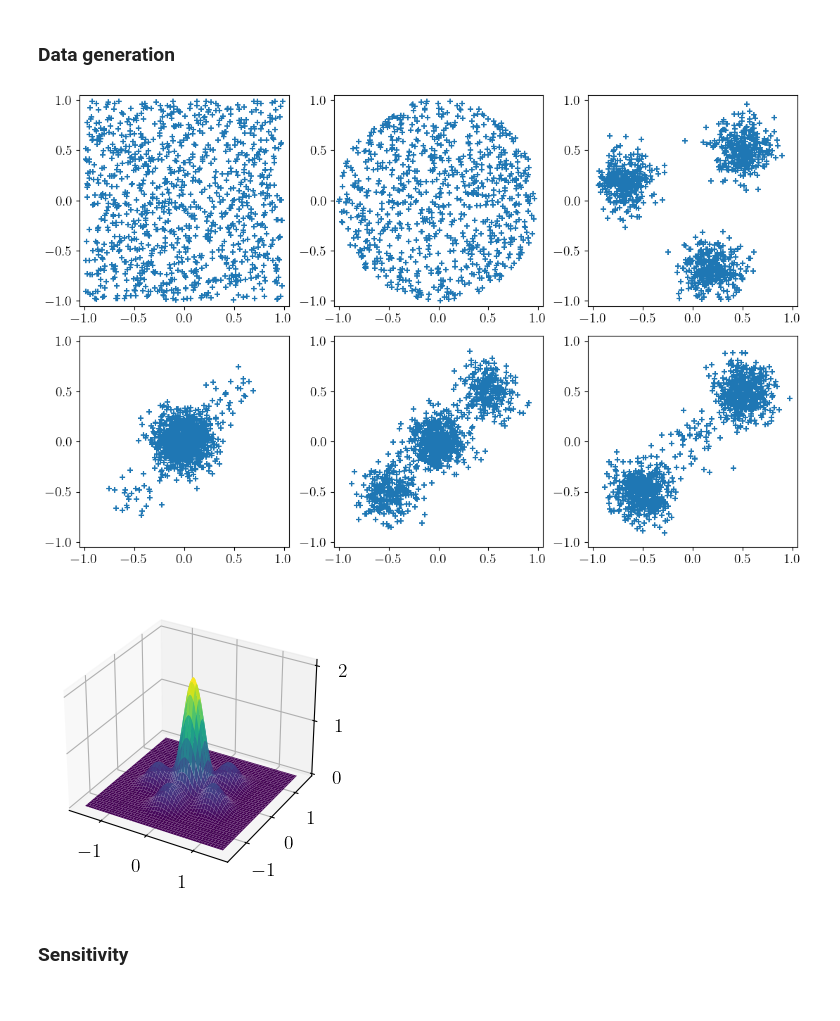
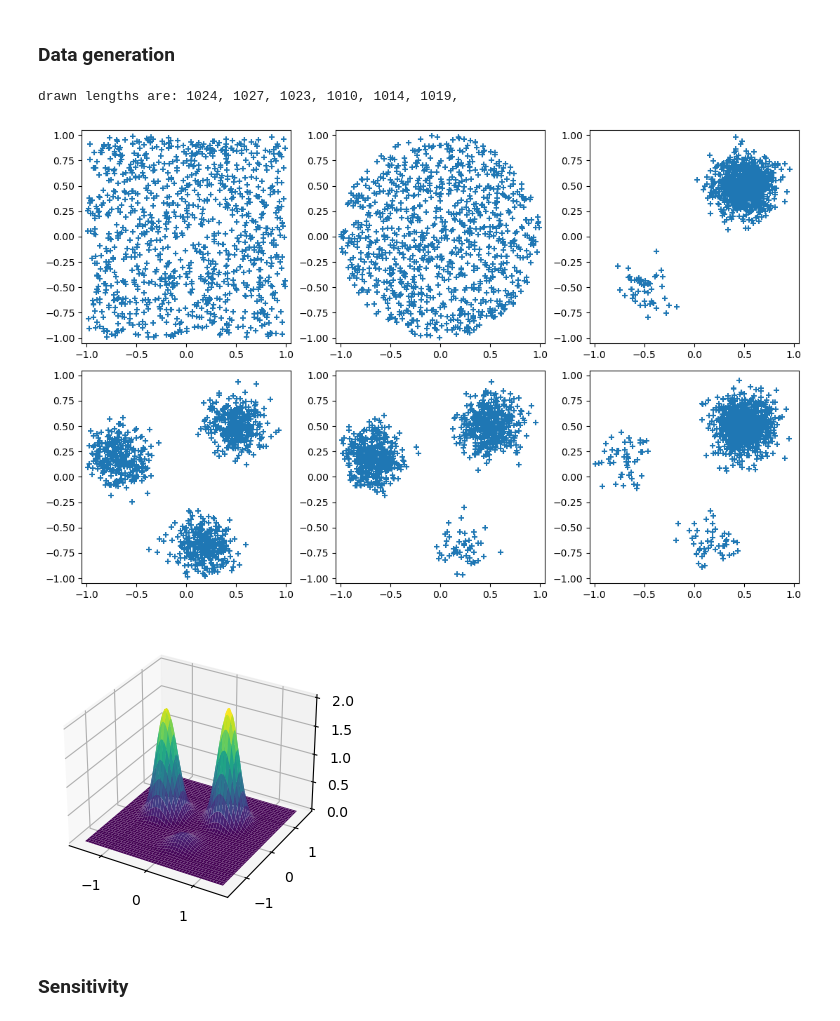
Before and after one commit to hsimonfroy/DPPcoresets, a Jupyter notebook: notebook/main.ipynb, the cells around one changed output. Cells and saved outputs as stored; diff of their text form; code cells hidden in the pictures.

Commit message:
new pdf plots

```diff
--- a/notebook/main.ipynb
+++ b/notebook/main.ipynb
@@ -17,57 +17,67 @@ import matplotlib.pyplot as plt
 # %% [markdown]
 ### Data generation
 # %%
-from utils import get_hypercube_data, get_corner_data, get_circle_data, get_disk_data
+from utils import get_hypercube_data, get_circle_data, get_disk_data, get_corner_data
 
-def draw_data(desired_n, d, k):
+def draw_data(desired_n, d, k, prop_outliers=5/100, border=0.99):
     # generate data
-    radius_corner = 0.5*2**.5
-    X_uniform = get_hypercube_data(desired_n, d, border=.99)
+    # radius_corner = 0.5*2**.5
+    X_uniform = get_hypercube_data(desired_n, d, border=border)
+    # X_corner = get_corner_data(desired_n, d, k, border=border)
     X_disk = get_disk_data(desired_n, d, radius=1)
-    X_corner = get_corner_data(desired_n, d, k, border=.99)
-    X_3centers = get_circle_data(desired_n, d, k, radius=radius_corner, variance=1/50, border=.99)
-    X1 = get_circle_data(desired_n/2, d, 5, radius=radius_corner, variance=1/50, border=.99)
-    X2 = get_circle_data(desired_n/2, d, 1, radius=0, variance=1/50, border=.99)
-    X_5subbubbles = np.concatenate((X1, X2))
-    X1 = get_circle_data(desired_n*1/100, d, 1, radius=1, variance=1/200, border=.99)
-    X2 = get_circle_data(desired_n*99/100, d, 1, radius=0, variance=1/50, border=.99)
+    X_kcent_knonout = get_circle_data(desired_n, d, k, border=border)
+    X1 = get_circle_data(desired_n*(1-k*prop_outliers), d, k, 2, border=border)
+    X2 = get_circle_data(desired_n*k*prop_outliers, d, k, border=border)
+    X_kcent_2nonout = np.concatenate((X1, X2))
+    X1 = get_circle_data(desired_n*(1-k*prop_outliers), d, k, 1, border=border)
+    X2 = get_circle_data(desired_n*k*prop_outliers, d, k, border=border)
+    X_kcent_1nonout = np.concatenate((X1, X2))
+    X2 = get_circle_data(desired_n*(1-2*prop_outliers), d, 2, 1, border=border)
+    X1 = get_circle_data(desired_n*2*prop_outliers, d, 2, border=border)
     X_outlier = np.concatenate((X1, X2))
-    X1 = get_circle_data(desired_n*5/100, d, 2, radius=radius_corner, variance=1/50, border=.99)
-    X2 = get_circle_data(desired_n*95/100, d, 1, radius=0, variance=1/50, border=.99)
-    X_2vs1_1 = np.concatenate((X1, X2))
-    X1 = get_circle_data(desired_n/2, d, 2, radius=radius_corner, variance=1/50, border=.99)
-    X2 = get_circle_data(desired_n/2, d, 1, radius=0, variance=1/50, border=.99)
-    X_2vs1_2 = np.concatenate((X1, X2))
-    X1 = get_circle_data(desired_n*95/100, d, 2, radius=radius_corner, variance=1/50, border=.99)
-    X2 = get_circle_data(desired_n*5/100, d, 1, radius=0, variance=1/50, border=.99)
-    X_2vs1_3 = np.concatenate((X1, X2))
+    # X1 = get_circle_data(desired_n/2, d, 5, border=border)
+    # X2 = get_circle_data(desired_n/2, d, 1, radius=0, variance=1/49, border=.99)
+    # X_5subbubbles = np.concatenate((X1, X2))
+    # X1 = get_circle_data(desired_n*5/100, d, 2, radius=radius_corner, variance=1/49, border=.99)
+    # X2 = get_circle_data(desired_n*95/100, d, 1, radius=0, variance=1/49, border=.99)
+    # X_2vs1_1 = np.concatenate((X1, X2))
+    # X1 = get_circle_data(desired_n/2, d, 2, radius=radius_corner, variance=1/49, border=.99)
+    # X2 = get_circle_data(desired_n/2, d, 1, radius=0, variance=1/49, border=.99)
+    # X_2vs1_2 = np.concatenate((X1, X2))
+    # X1 = get_circle_data(desired_n*95/100, d, 2, radius=radius_corner, variance=1/49, border=.99)
+    # X2 = get_circle_data(desired_n*5/100, d, 1, radius=0, variance=1/49, border=.99)
+    # X_2vs1_3 = np.concatenate((X1, X2))
     # Xs = [X_uniform, X_disk, X_corner, X_3centers, X_5subbubbles, X_outlier, X_2vs1_1, X_2vs1_2, X_2vs1_3]
-    Xs = [X_uniform, X_disk, X_3centers, X_2vs1_1, X_2vs1_2, X_2vs1_3]
+    Xs = [X_uniform, X_disk, X_outlier, X_kcent_knonout, X_kcent_2nonout, X_kcent_1nonout]
+    print("drawn lengths are:", end=" ")
+    for dataset in Xs:
+        print(len(dataset), end=", ")
     return Xs
 
 # plot
 desired_n, d, k = 1024, 2, 3
 Xs = draw_data(desired_n, d, k)
 xylim = 1.05
 plt.figure(figsize=(11,7)) # (12,5.5)
 for i_plot, X_plot in enumerate(Xs):
     plt.subplot(2,int(np.ceil(len(Xs)/2)),i_plot+1), plt.xlim(-xylim,xylim), plt.ylim(-xylim,xylim)
     plt.scatter(X_plot[:,0], X_plot[:,1], marker="+")
 plt.tight_layout(), plt.show();
 # %% [output]
+drawn lengths are: 1024, 1027, 1023, 1010, 1014, 1019,
-[figure, old version]
+[figure, new version]
 # %%
 from sklearn.neighbors import KernelDensity
 from interfaces import plot3d_func
 
 # compute and plot KDE
-kde = KernelDensity(kernel="epanechnikov", bandwidth="scott").fit(Xs[3])
+kde = KernelDensity(kernel="epanechnikov", bandwidth="scott").fit(Xs[4])
 gamma_tilde_pdf = lambda X: np.exp(kde.score_samples(X))
 plt.figure(figsize=(8,4))
 ax = plt.subplot(121, projection="3d")
 plot3d_func(ax, gamma_tilde_pdf, 100)
 plt.show();
 # %% [output]
-[figure, old version]
+[figure, new version]
 # %% [markdown]
 ### Sensitivity
```
Also changed, not shown: parts of 18 cells of this notebook, 2 other files.
